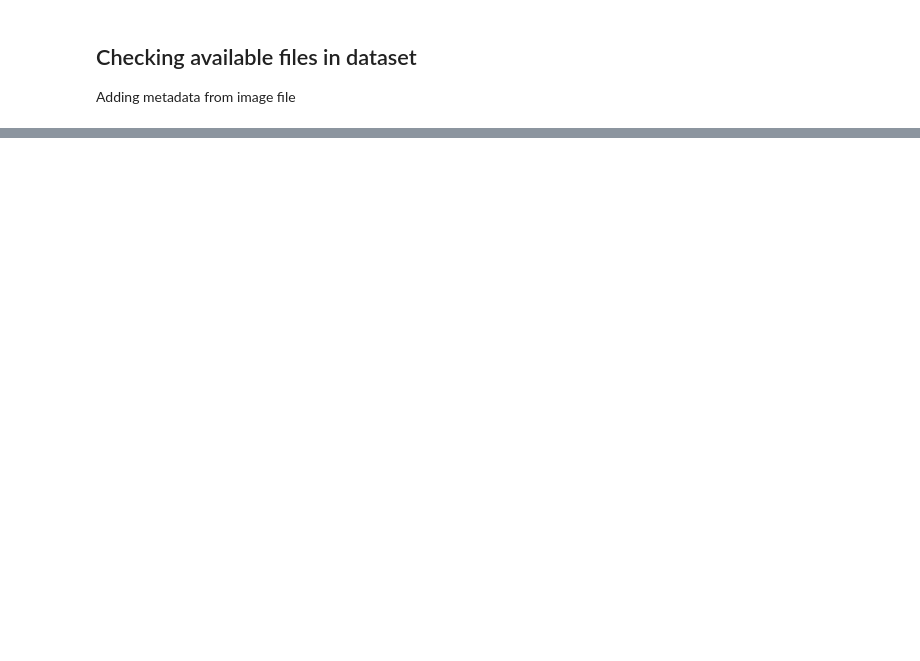
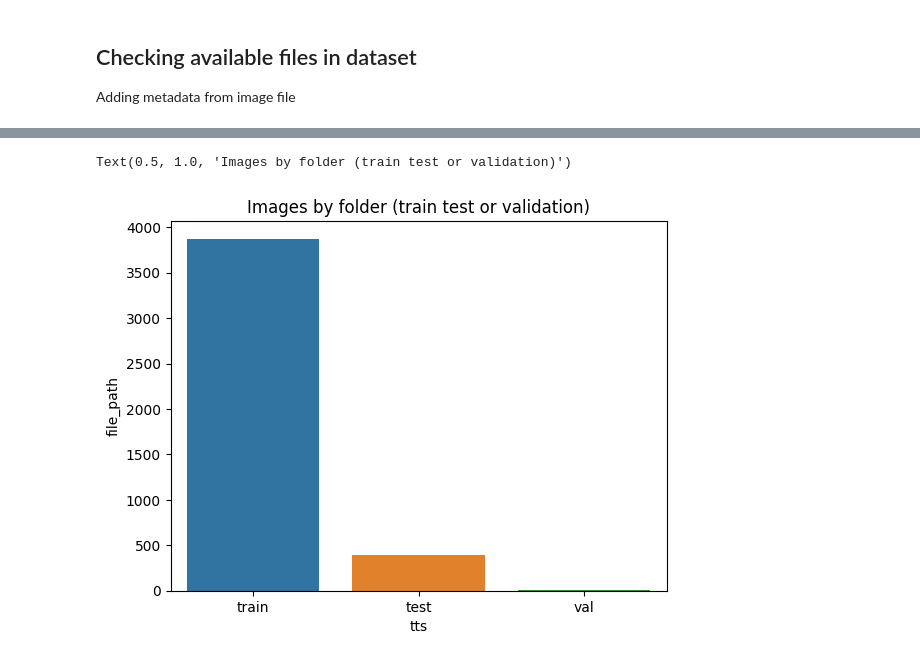
Before and after one commit to marmal88/Explainable-Neural-Networks, a Jupyter notebook: notebooks/EDA.ipynb, the cells around one changed output, grey strips where cells are left out. Saved outputs shown, nothing was run; the diff lists cells and outputs as text; code cells hidden in the pictures; blank space fills up the shorter version.

```diff
--- a/notebooks/EDA.ipynb
+++ b/notebooks/EDA.ipynb
@@ -81,0 +135,7 @@ df.to_csv(savepath, index=False)
+# %%
+tts_df = df.groupby('tts').count()["file_path"].reset_index()
+order_df = tts_df.sort_values("file_path",ascending=False)
+sns.barplot(tts_df, x="tts", y="file_path", order=order_df["tts"]).set_title("Images by folder (train test or validation)")
+# %% [output]
+Text(0.5, 1.0, 'Images by folder (train test or validation)')
+[figure, added]
```
Also changed, not shown: parts of 15 cells of this notebook, 1 other file.
